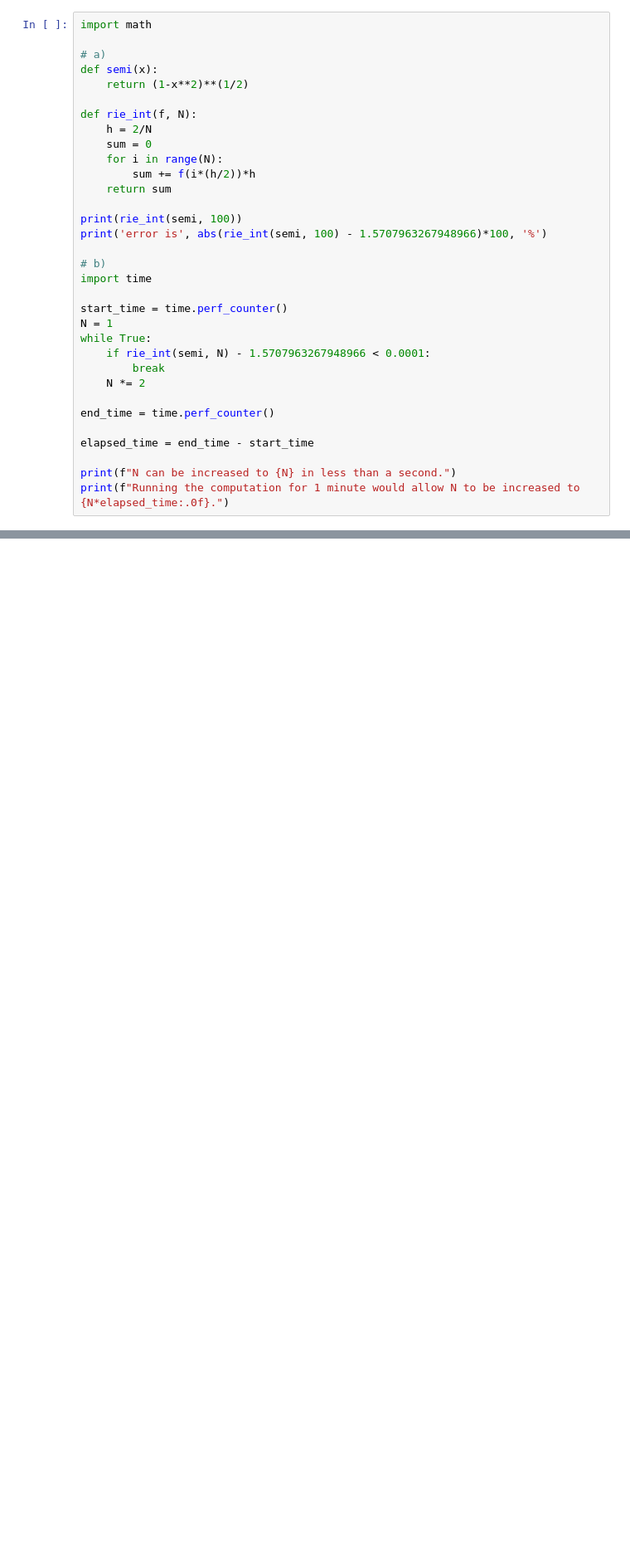
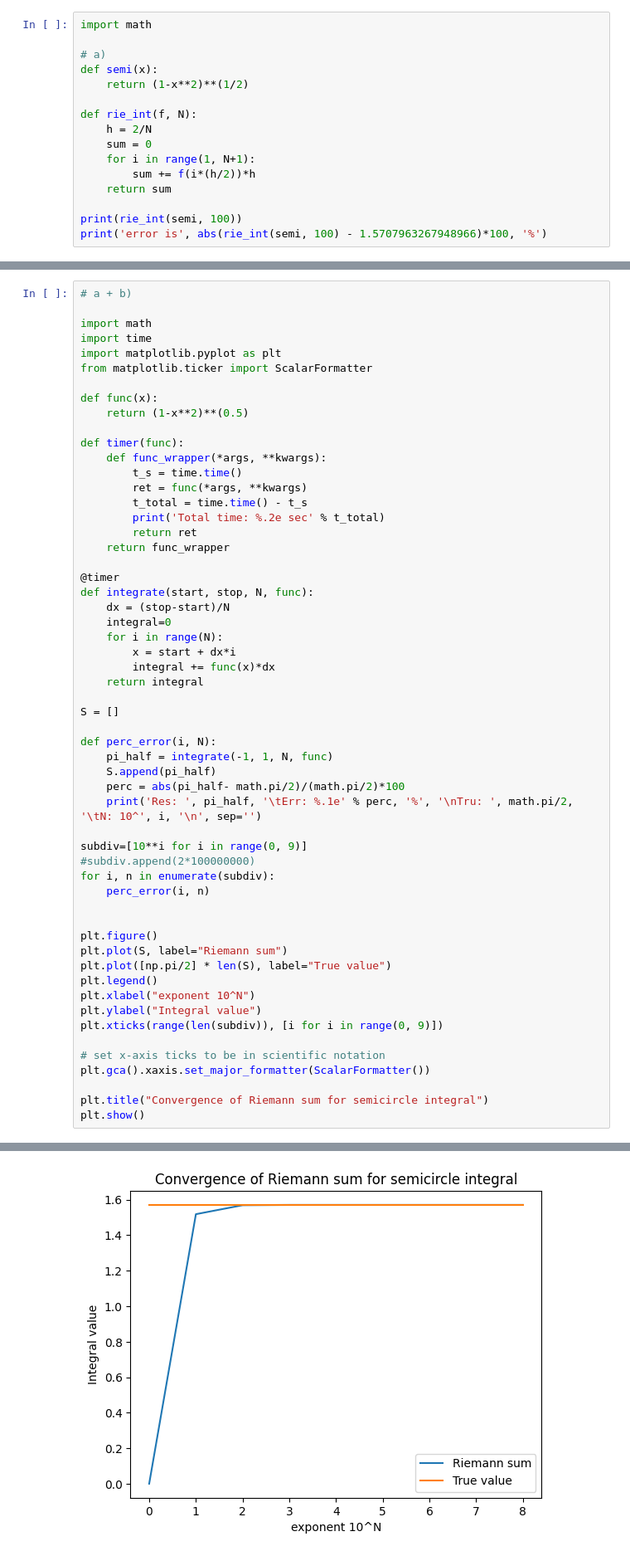
Before and after one commit to Berto70/LaboratoryOfComputationalPhysics_Y6, a Jupyter notebook: 02ex_NumberRepresentation.ipynb, the cells around one changed output, grey strips where cells are left out. Shown at 83% size. Drawn from its saved outputs; the diff is of its cells as text; blank space fills up the shorter version.

```diff
--- a/02ex_NumberRepresentation.ipynb
+++ b/02ex_NumberRepresentation.ipynb
@@ -228,27 +328,10 @@ def semi(x):
 def rie_int(f, N):
     h = 2/N
     sum = 0
-    for i in range(N):
+    for i in range(1, N+1):
         sum += f(i*(h/2))*h
     return sum
 
 print(rie_int(semi, 100))
 print('error is', abs(rie_int(semi, 100) - 1.5707963267948966)*100, '%')
-
-# b)
-import time
-
-start_time = time.perf_counter()
-N = 1
-while True:
-    if rie_int(semi, N) - 1.5707963267948966 < 0.0001:
-        break
-    N *= 2
-
-end_time = time.perf_counter()
-
-elapsed_time = end_time - start_time
-
-print(f"N can be increased to {N} in less than a second.")
-print(f"Running the computation for 1 minute would allow N to be increased to {N*elapsed_time:.0f}.")
 # %% [output]
@@ -310,0 +341,57 @@ equality at 4th iteration
+# %%
+# a + b)
+
+import math
+import time
+import matplotlib.pyplot as plt
+from matplotlib.ticker import ScalarFormatter
+
+def func(x):
+    return (1-x**2)**(0.5)
+
+def timer(func):
+    def func_wrapper(*args, **kwargs):
+        t_s = time.time()
+        ret = func(*args, **kwargs)
+        t_total = time.time() - t_s
+        print('Total time: %.2e sec' % t_total)
+        return ret
+    return func_wrapper
+
+@timer
+def integrate(start, stop, N, func):
+    dx = (stop-start)/N
+    integral=0
+    for i in range(N):
+        x = start + dx*i
+        integral += func(x)*dx
+    return integral
+
+S = []
+
+def perc_error(i, N):
+    pi_half = integrate(-1, 1, N, func)
+    S.append(pi_half)
+    perc = abs(pi_half- math.pi/2)/(math.pi/2)*100
+    print('Res: ', pi_half, '\tErr: %.1e' % perc, '%', '\nTru: ', math.pi/2, '\tN: 10^', i, '\n', sep='')
+
+subdiv=[10**i for i in range(0, 9)]
+#subdiv.append(2*100000000)
+for i, n in enumerate(subdiv):
+    perc_error(i, n)
+
+
+plt.figure()
+plt.plot(S, label="Riemann sum")
+plt.plot([np.pi/2] * len(S), label="True value")
+plt.legend()
+plt.xlabel("exponent 10^N")
+plt.ylabel("Integral value")
+plt.xticks(range(len(subdiv)), [i for i in range(0, 9)])
+
+# set x-axis ticks to be in scientific notation
+plt.gca().xaxis.set_major_formatter(ScalarFormatter())
+
+plt.title("Convergence of Riemann sum for semicircle integral")
+plt.show()
+# %% [output]
@@ -310,0 +415 @@ equality at 4th iteration
+[figure, added]
```
Also changed, not shown: parts of 6 cells of this notebook.
